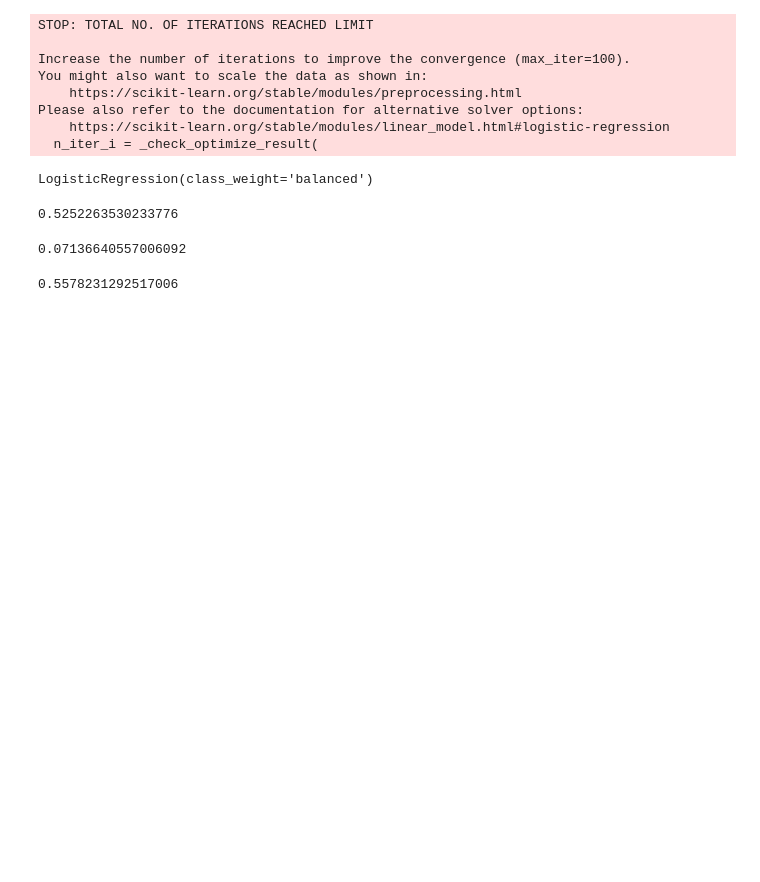
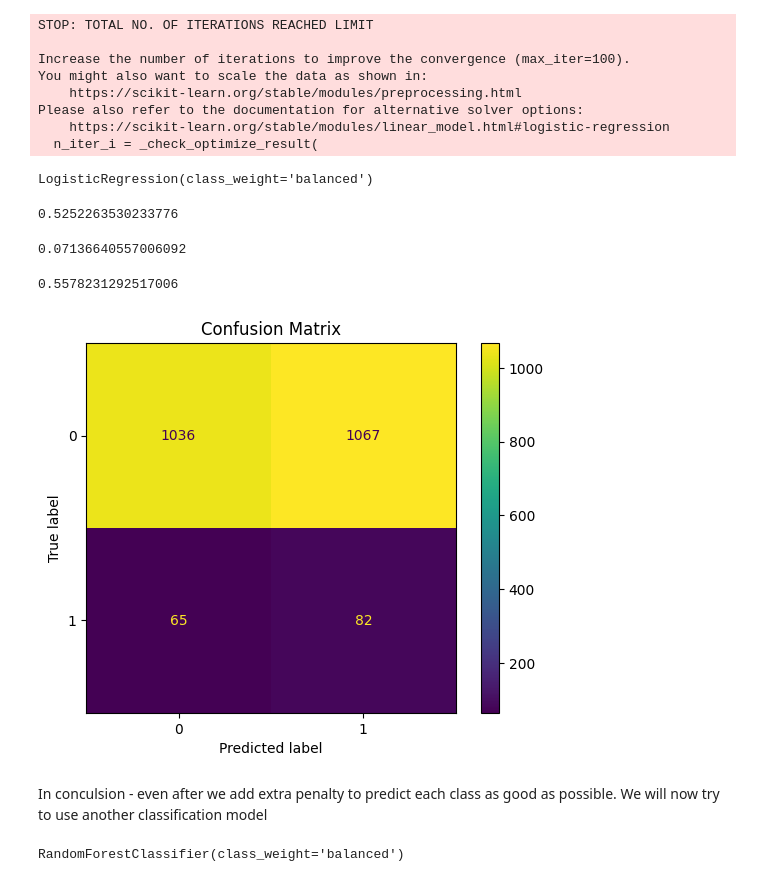
Before and after one commit to leta199/Fraud-Detection, a Jupyter notebook: modelling /Fraud detection.ipynb, the cells around one changed output. Cells and saved outputs as stored; diff of their text form; code cells hidden in the pictures; blank space fills up the shorter version.

```diff
--- a/modelling /Fraud detection.ipynb
+++ b/modelling /Fraud detection.ipynb
@@ -232,3 +237,15 @@ precision_score(y_test, y_pred2) # precision is alos very low
 recall_score(y_test, y_pred2) #however, our recall is much higher therefore, we have caught more our our fruad cases
 # %% [output]
 0.5578231292517006
+# %%
+confusion_matrix = ConfusionMatrixDisplay.from_predictions(
+    y_test,
+    y_pred2
+)
+confusion_matrix.ax_.set_title("Confusion Matrix")
+plt.show()
+# %% [output]
+[figure, added]
+# %% [markdown]
+In conculsion - even after we add extra penalty to predict each class as good as possible.
+We will now try to use another classification model
@@ -234,0 +257,4 @@ recall_score(y_test, y_pred2) #however, our recall is much higher therefore, we
+# %%
+random_for.fit(x_train, y_train)
+# %% [output]
+RandomForestClassifier(class_weight='balanced')
```
Also changed, not shown: parts of 9 cells of this notebook.
